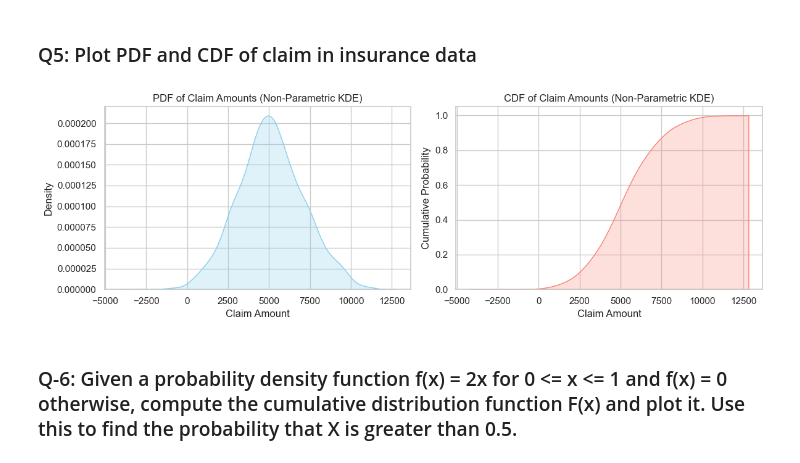
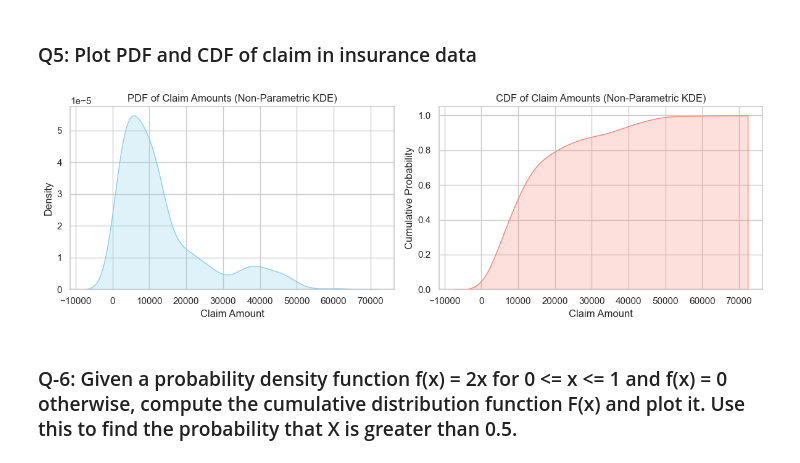
Before and after one commit to BhautikVekariya21/dsc, a Jupyter notebook: stats/task40.ipynb, the cells around one changed output. Drawn from its saved outputs; the diff is of its cells as text; code cells hidden in the pictures.

```diff
--- a/stats/task40.ipynb
+++ b/stats/task40.ipynb
@@ -103,41 +79,41 @@ import numpy as np
 import matplotlib.pyplot as plt
 
 # Simulated claim data
-claim_data = np.random.normal(loc=5000, scale=2000, size=1000)
+claim_data = insurance['claim']
 
 sns.set_theme(style="whitegrid")
 
 # Create a single figure with 1 row, 2 columns
 fig, axes = plt.subplots(1, 2, figsize=(12, 4))
 
 # PDF
 sns.kdeplot(
     claim_data,
     fill=True,
     color="skyblue",
     ax=axes[0]
 )
 axes[0].set_title("PDF of Claim Amounts (Non-Parametric KDE)")
 axes[0].set_xlabel("Claim Amount")
 axes[0].set_ylabel("Density")
 
 # CDF
 sns.kdeplot(
     claim_data,
     cumulative=True,
     fill=True,
     color="salmon",
     ax=axes[1]
 )
 axes[1].set_title("CDF of Claim Amounts (Non-Parametric KDE)")
 axes[1].set_xlabel("Claim Amount")
 axes[1].set_ylabel("Cumulative Probability")
 
 # Adjust layout
 plt.tight_layout()
 plt.show()
 # %% [output]
-[figure, old version]
+[figure, new version]
 # %% [markdown]
 ### Q-6: Given a probability density function f(x) = 2x for 0 <= x <= 1 and f(x) = 0 otherwise, compute the cumulative distribution function F(x) and plot it. Use this to find the probability that X is greater than 0.5.
 # %%
```
Also changed, not shown: parts of 4 cells of this notebook, 9 other files.
